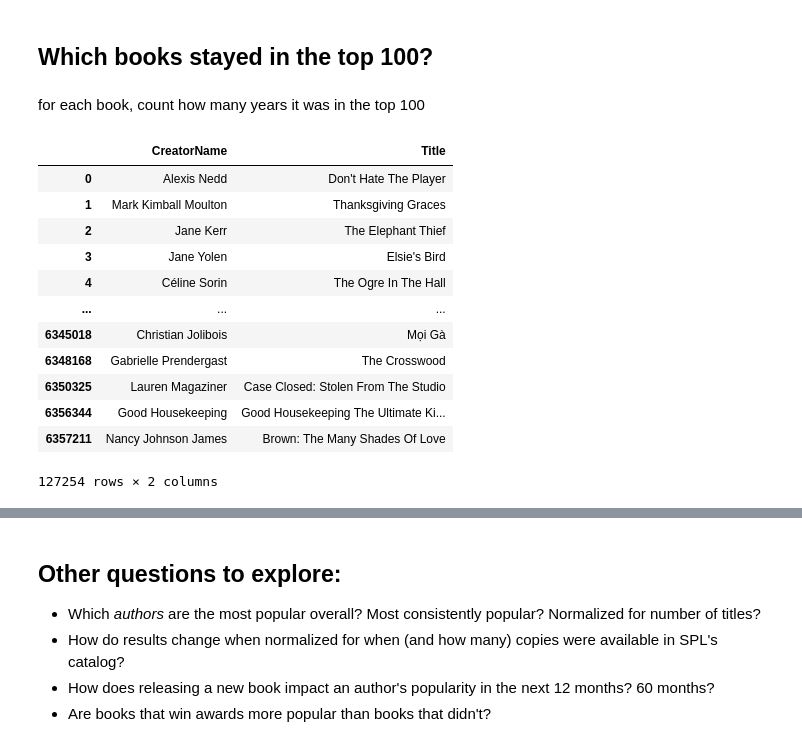
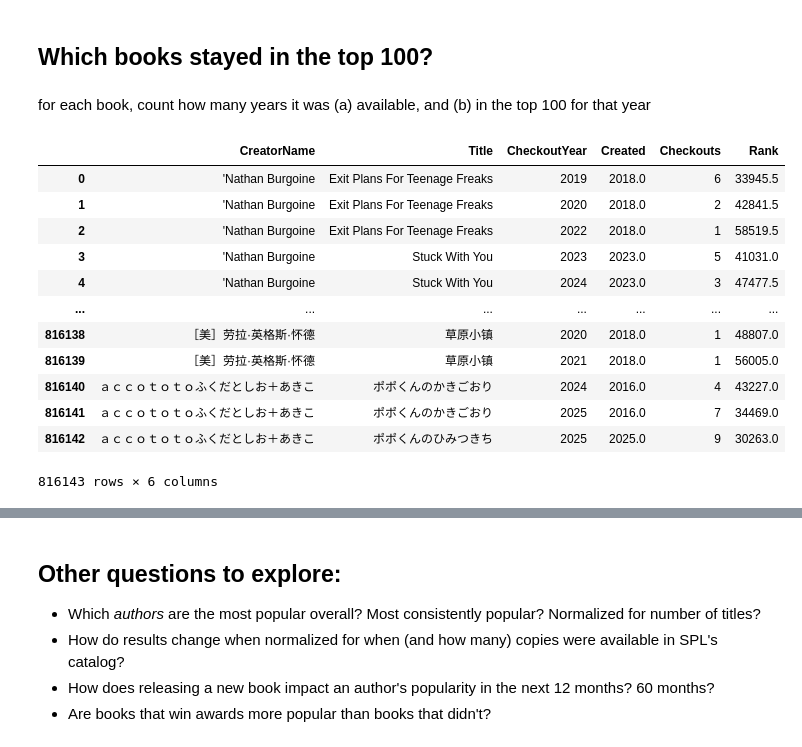
Before and after one commit to rm-pearson/NSS-capstone, a Jupyter notebook: Notebooks/exploration and analysis.ipynb, the cells around one changed output, grey strips where cells are left out. Drawn from its saved outputs; the diff is of its cells as text; code cells hidden in the pictures.

```diff
--- a/Notebooks/data exploration.ipynb
+++ b/Notebooks/exploration and analysis.ipynb
@@ -596,22 +596,6 @@ prev_year_comp.Match_Pct.mean()
 # %% [markdown]
 ## Which books stayed in the top 100?
 # %% [markdown]
-for each book, count how many years it was in the top 100
+for each book, count how many years it was (a) available, and (b) in the top 100 for that year
 # %%
-unique_books = books_df[['CreatorName', 'Title']].drop_duplicates()
+book_stats = books_df.groupby(['CreatorName', 'Title', 'CheckoutYear'], as_index = False).agg(Created = ('CreatedDate', 'min'), Checkouts = ('Checkouts', 'sum'))
-# %%
-unique_books
-# %% [output]
-|  | CreatorName | Title |
-| 0 | Alexis Nedd | Don't Hate The Player |
-| 1 | Mark Kimball Moulton | Thanksgiving Graces |
-| 2 | Jane Kerr | The Elephant Thief |
-| 3 | Jane Yolen | Elsie's Bird |
-| 4 | Céline Sorin | The Ogre In The Hall |
-| ... | ... | ... |
-| 6345018 | Christian Jolibois | Mọi Gà |
-| 6348168 | Gabrielle Prendergast | The Crosswood |
-| 6350325 | Lauren Magaziner | Case Closed: Stolen From The Studio |
-| 6356344 | Good Housekeeping | Good Housekeeping The Ultimate Ki... |
-| 6357211 | Nancy Johnson James | Brown: The Many Shades Of Love |
-127254 rows × 2 columns
@@ -617,0 +604,16 @@ unique_books
+# %%
+book_stats
+# %% [output]
+|  | CreatorName | Title | CheckoutYear | Created | Checkouts | Rank |
+| 0 | 'Nathan Burgoine | Exit Plans For Teenage Freaks | 2019 | 2018.0 | 6 | 33945.5 |
+| 1 | 'Nathan Burgoine | Exit Plans For Teenage Freaks | 2020 | 2018.0 | 2 | 42841.5 |
+| 2 | 'Nathan Burgoine | Exit Plans For Teenage Freaks | 2022 | 2018.0 | 1 | 58519.5 |
+| 3 | 'Nathan Burgoine | Stuck With You | 2023 | 2023.0 | 5 | 41031.0 |
+| 4 | 'Nathan Burgoine | Stuck With You | 2024 | 2023.0 | 3 | 47477.5 |
+| ... | ... | ... | ... | ... | ... | ... |
+| 816138 | ［美］劳拉·英格斯·怀德 | 草原小镇 | 2020 | 2018.0 | 1 | 48807.0 |
+| 816139 | ［美］劳拉·英格斯·怀德 | 草原小镇 | 2021 | 2018.0 | 1 | 56005.0 |
+| 816140 | ａｃｃｏｔｏｔｏふくだとしお＋あきこ | ポポくんのかきごおり | 2024 | 2016.0 | 4 | 43227.0 |
+| 816141 | ａｃｃｏｔｏｔｏふくだとしお＋あきこ | ポポくんのかきごおり | 2025 | 2016.0 | 7 | 34469.0 |
+| 816142 | ａｃｃｏｔｏｔｏふくだとしお＋あきこ | ポポくんのひみつきち | 2025 | 2025.0 | 9 | 30263.0 |
+816143 rows × 6 columns
```
Also changed, not shown: parts of 5 cells of this notebook, 1 other file.
